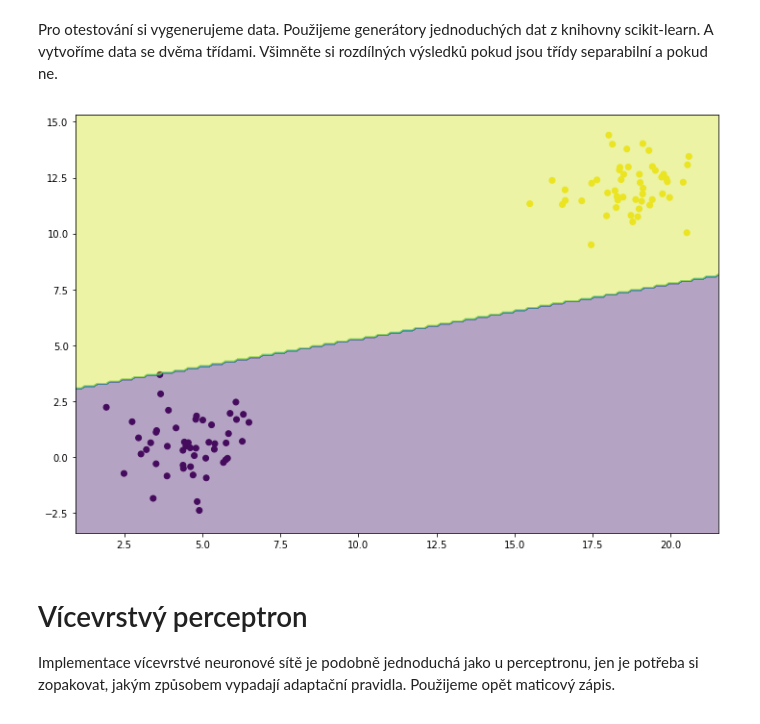
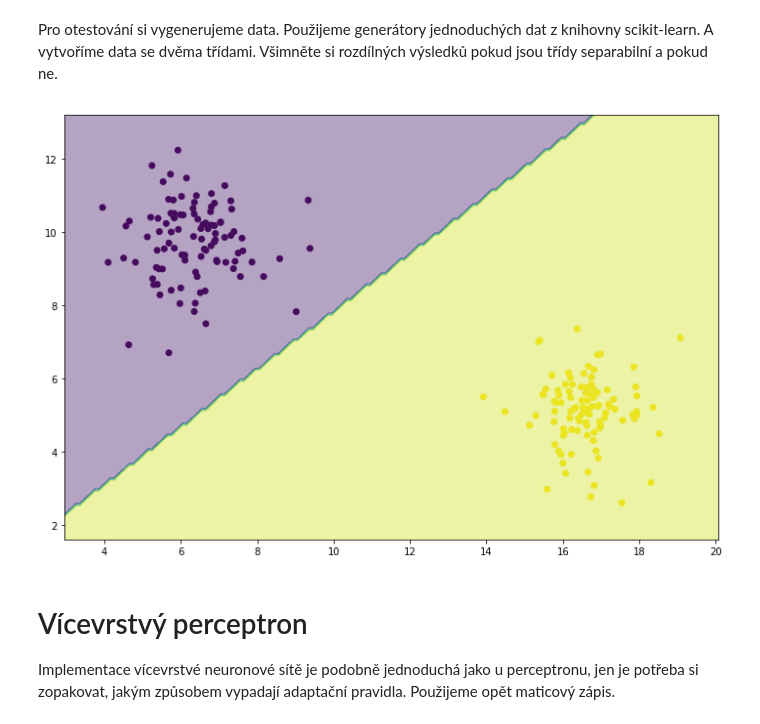
Before and after one commit to martinpilat/prirodou-inspirovane-algoritmy, a Jupyter notebook: cviceni/05 - Neuronove site - uvod/Perceptron a vicevrstvy perceptron.ipynb, the cells around one changed output. Saved outputs shown, nothing was run; the diff lists cells and outputs as text; code cells hidden in the pictures.

```diff
--- a/cviceni/05 - Neuronove site - uvod/Perceptron a vicevrstvy perceptron.ipynb
+++ b/cviceni/05 - Neuronove site - uvod/Perceptron a vicevrstvy perceptron.ipynb
@@ -40,14 +40,16 @@ Pro otestování si vygenerujeme data. Použijeme generátory jednoduchých dat
 %matplotlib inline
 import matplotlib.pyplot as plt
 
-# jednoducha metoda na zobrazeni rozhodovaci hranice
-def draw_boundary(model, X, y):
+# jednoducha metoda na zobrazeni rozhodovaci hranice, pozdeji budeme funkci pouzivat i pro one-hot encoding
+def draw_boundary(model, X, y, one_hot=False):
 
     x_min, x_max = X[:, 0].min() - 1, X[:, 0].max() + 1
     y_min, y_max = X[:, 1].min() - 1, X[:, 1].max() + 1
     xx, yy = np.meshgrid(np.arange(x_min, x_max, 0.1), np.arange(y_min, y_max, 0.1))
 
     Z = model.predict(np.c_[xx.ravel(), yy.ravel()])
+    if one_hot:
+        Z = np.argmax(Z, axis=1)
     Z = Z.reshape(xx.shape)
 
     plt.figure(figsize=(12,8))
@@ -57,15 +59,15 @@ def draw_boundary(model, X, y):
 # %%
 from sklearn import datasets
 
-X, y = datasets.make_blobs(centers=2)
+X, y = datasets.make_blobs(centers=2, n_samples=200)
 
 X += (10,10)
 
-perc = Perceptron(0.9, 100)
+perc = Perceptron(0.1, 1000)
 perc.fit(X, y)
 draw_boundary(perc, X, y)
 # %% [output]
-[figure, old version]
+[figure, new version]
 # %% [markdown]
 # Vícevrstvý perceptron
 
```
Also changed, not shown: parts of 7 cells of this notebook, 1 other file.
